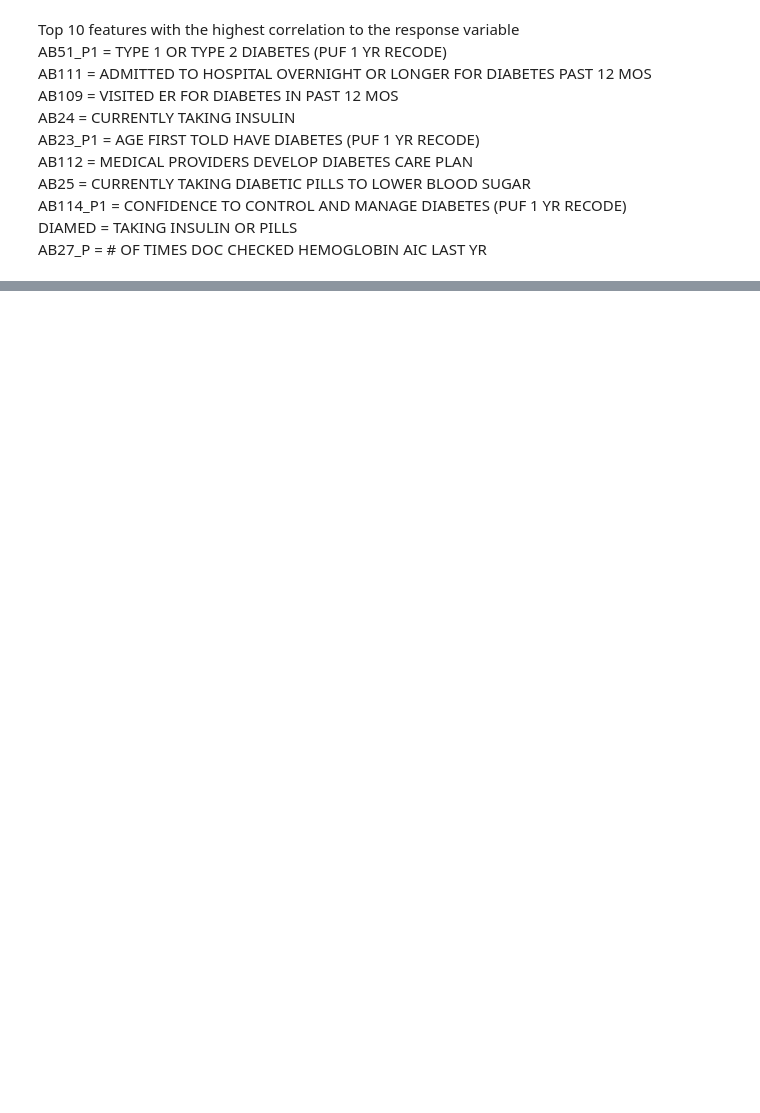
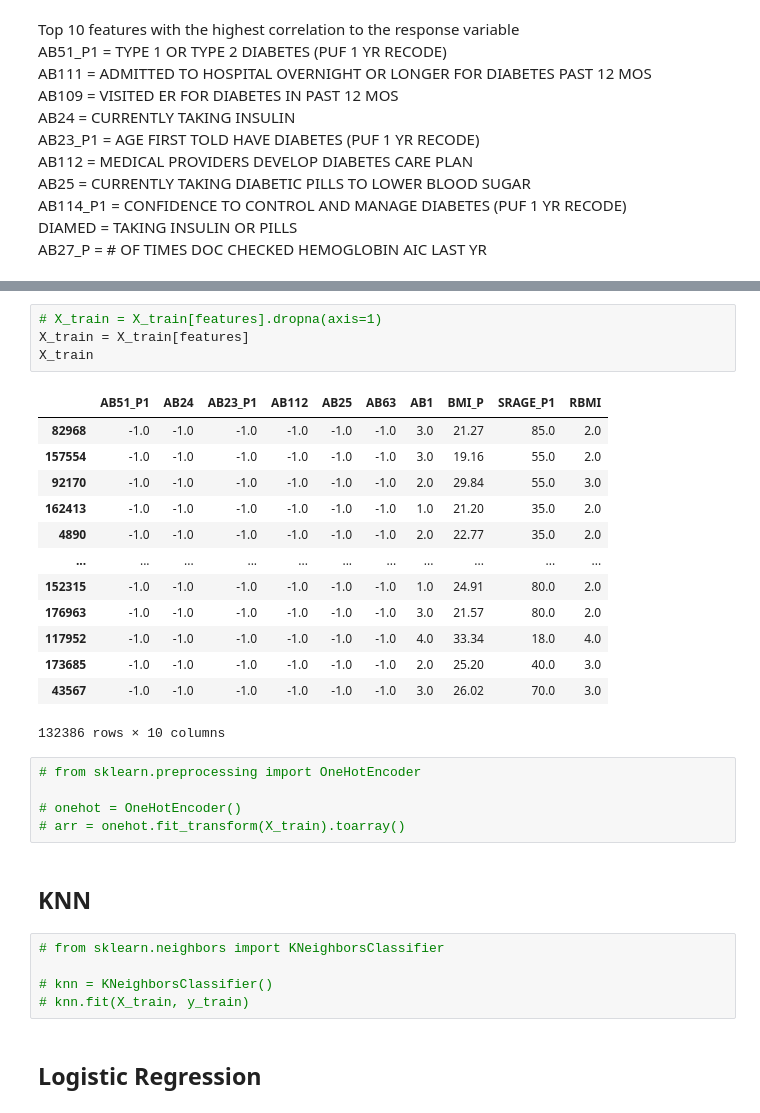
Before and after one commit to GitHubkhim/STATS170_Project, a Jupyter notebook: modeling.ipynb, the cells around one changed output, grey strips where cells are left out. Saved outputs shown, nothing was run; the diff lists cells and outputs as text; blank space fills up the shorter version.

```diff
--- a/modeling.ipynb
+++ b/modeling.ipynb
@@ -118,0 +136,32 @@ Index(['AB51_P1', 'AB111', 'AB109', 'AB24', 'AB23_P1', 'AB112', 'AB25',
+# %%
+# X_train = X_train[features].dropna(axis=1)
+X_train = X_train[features]
+X_train
+# %% [output]
+|  | AB51_P1 | AB24 | AB23_P1 | AB112 | AB25 | AB63 | AB1 | BMI_P | SRAGE_P1 | RBMI |
+| 82968 | -1.0 | -1.0 | -1.0 | -1.0 | -1.0 | -1.0 | 3.0 | 21.27 | 85.0 | 2.0 |
+| 157554 | -1.0 | -1.0 | -1.0 | -1.0 | -1.0 | -1.0 | 3.0 | 19.16 | 55.0 | 2.0 |
+| 92170 | -1.0 | -1.0 | -1.0 | -1.0 | -1.0 | -1.0 | 2.0 | 29.84 | 55.0 | 3.0 |
+| 162413 | -1.0 | -1.0 | -1.0 | -1.0 | -1.0 | -1.0 | 1.0 | 21.20 | 35.0 | 2.0 |
+| 4890 | -1.0 | -1.0 | -1.0 | -1.0 | -1.0 | -1.0 | 2.0 | 22.77 | 35.0 | 2.0 |
+| ... | ... | ... | ... | ... | ... | ... | ... | ... | ... | ... |
+| 152315 | -1.0 | -1.0 | -1.0 | -1.0 | -1.0 | -1.0 | 1.0 | 24.91 | 80.0 | 2.0 |
+| 176963 | -1.0 | -1.0 | -1.0 | -1.0 | -1.0 | -1.0 | 3.0 | 21.57 | 80.0 | 2.0 |
+| 117952 | -1.0 | -1.0 | -1.0 | -1.0 | -1.0 | -1.0 | 4.0 | 33.34 | 18.0 | 4.0 |
+| 173685 | -1.0 | -1.0 | -1.0 | -1.0 | -1.0 | -1.0 | 2.0 | 25.20 | 40.0 | 3.0 |
+| 43567 | -1.0 | -1.0 | -1.0 | -1.0 | -1.0 | -1.0 | 3.0 | 26.02 | 70.0 | 3.0 |
+132386 rows × 10 columns
+# %%
+# from sklearn.preprocessing import OneHotEncoder
+
+# onehot = OneHotEncoder()
+# arr = onehot.fit_transform(X_train).toarray()
+# %% [markdown]
+## KNN
+# %%
+# from sklearn.neighbors import KNeighborsClassifier
+
+# knn = KNeighborsClassifier()
+# knn.fit(X_train, y_train)
+# %% [markdown]
+## Logistic Regression
```
Also changed, not shown: parts of 11 cells of this notebook.
